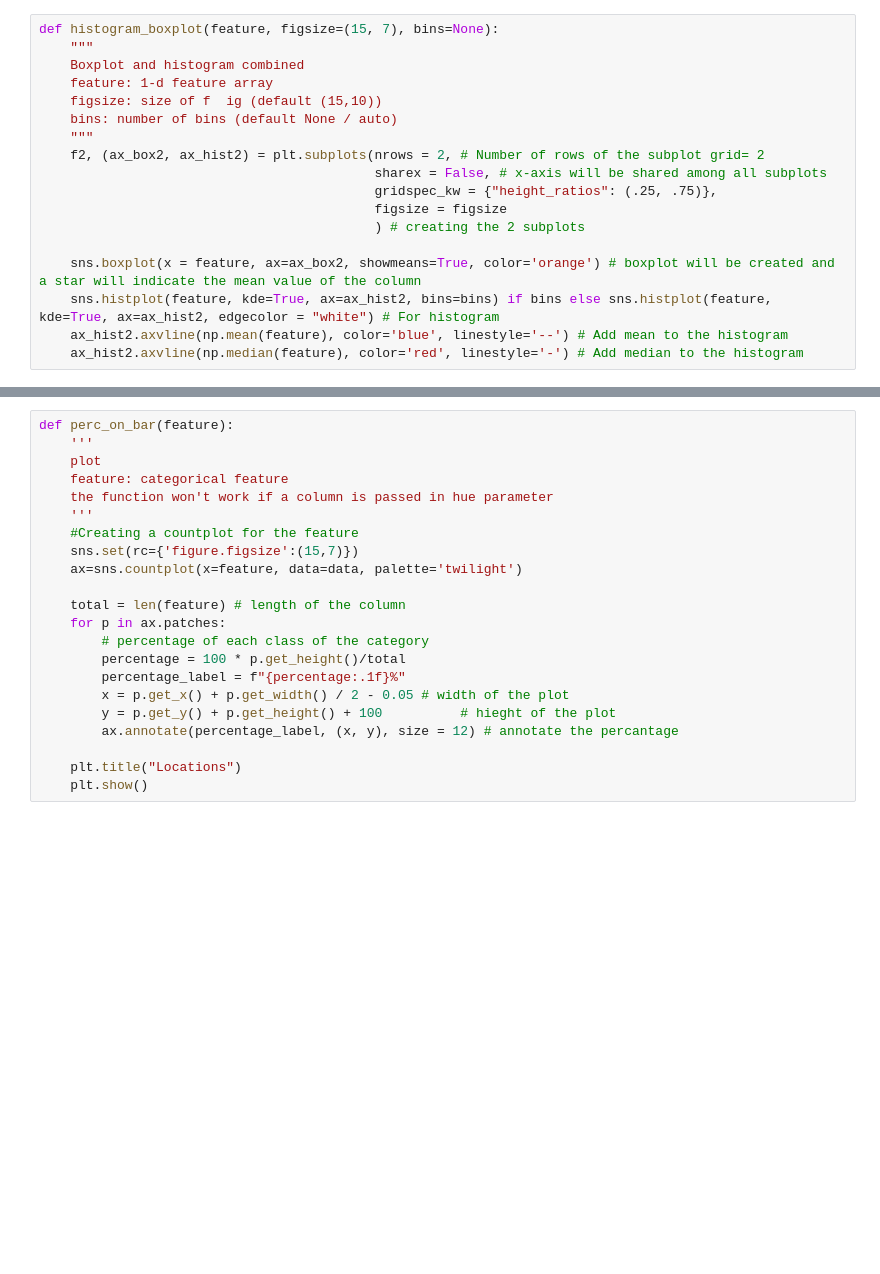
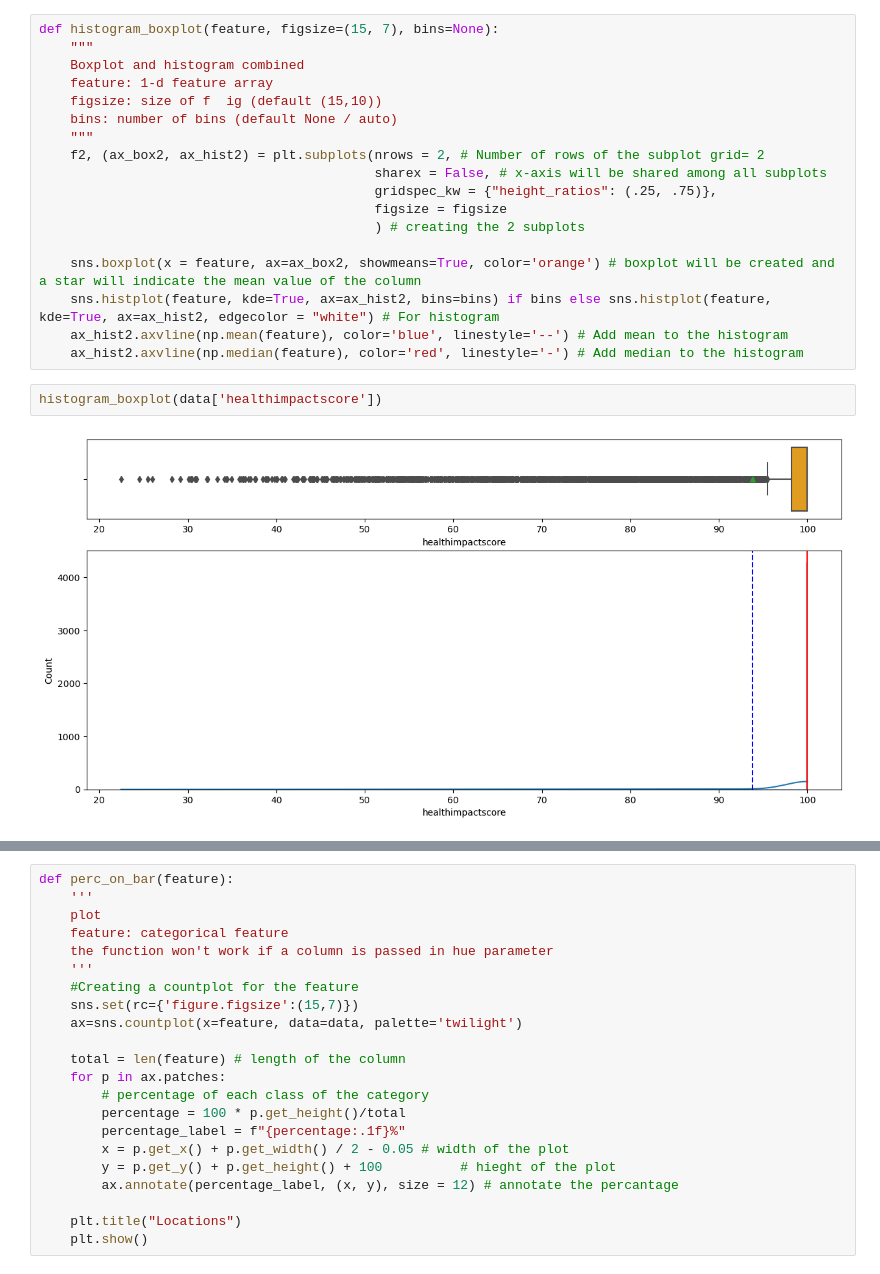
Before and after one commit to Ci-re/AirQuality, a Jupyter notebook: air_quality.ipynb, the cells around one changed output, grey strips where cells are left out. Drawn from its saved outputs; the diff is of its cells as text; blank space fills up the shorter version.

```diff
--- a/air_quality.ipynb
+++ b/air_quality.ipynb
@@ -163,6 +163,10 @@ def histogram_boxplot(feature, figsize=(15, 7), bins=None):
     sns.histplot(feature, kde=True, ax=ax_hist2, bins=bins) if bins else sns.histplot(feature, kde=True, ax=ax_hist2, edgecolor = "white") # For histogram
     ax_hist2.axvline(np.mean(feature), color='blue', linestyle='--') # Add mean to the histogram
     ax_hist2.axvline(np.median(feature), color='red', linestyle='-') # Add median to the histogram
+# %%
+histogram_boxplot(data['healthimpactscore'])
+# %% [output]
+[figure, added]
 # %%
 histogram_boxplot(data['no2'])
 histogram_boxplot(data['aqi'])
```
Also changed, not shown: parts of 18 cells of this notebook, 8 other files.
